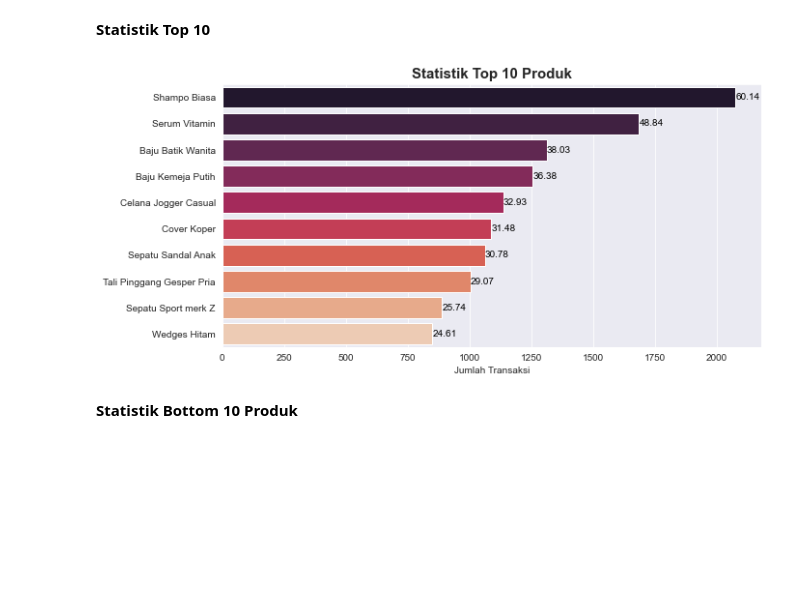
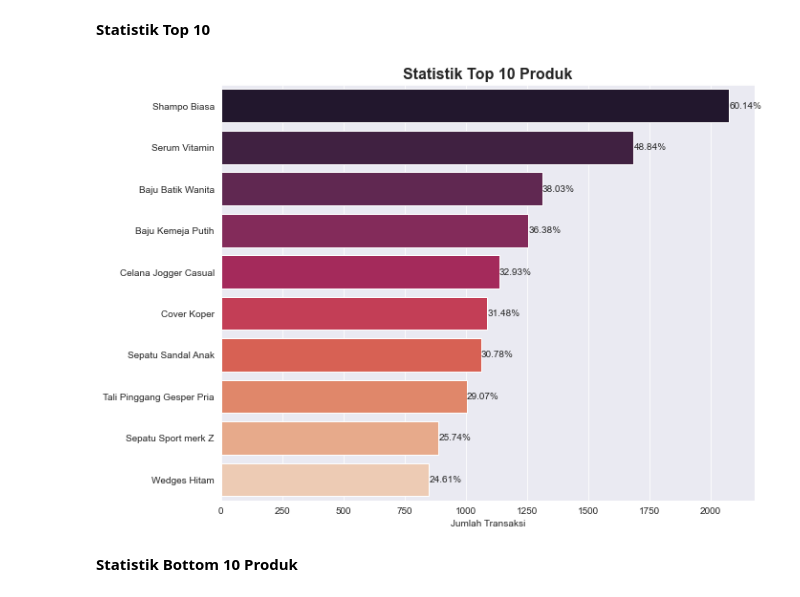
Before and after one commit to ferids55/Market-Basket-Analysis, a Jupyter notebook: Market Basket Analysis.ipynb, the cells around one changed output. Drawn from its saved outputs; the diff is of its cells as text; code cells hidden in the pictures; blank space fills up the shorter version.

```diff
--- a/Market Basket Analysis.ipynb
+++ b/Market Basket Analysis.ipynb
@@ -84,17 +84,17 @@ array(['Kaos', 'Shampo Biasa', 'Sepatu Sport merk Z', 'Serum Vitamin',
 **Statistik Top 10**
 # %%
 top_10 = fashion['Nama Barang'].value_counts()[:10]
-plt.figure(figsize=(10,5))
+plt.figure(figsize=(10,8))
 ax1 = sns.barplot(x=top_10, y=top_10.index, palette='rocket')
 for p1 in ax1.patches:
-    ax1.annotate('{:.2f}'.format(p1.get_width()/fashion['Kode Transaksi'].nunique()*100),
+    ax1.annotate('{:.2f}%'.format(p1.get_width()/fashion['Kode Transaksi'].nunique()*100),
                  xy=(p1.get_width()+0.5, p1.get_y()+0.4),
-                 ha='left', va='center', color= 'black')
-ax1.set_title('Statistik Top 10 Produk', fontweight='bold', fontsize=15)
+                 ha='left', va='center')
+ax1.set_title('Statistik Top 10 Produk', fontweight='bold', fontsize=16)
 ax1.set_xlabel('Jumlah Transaksi')
 plt.show()
 # %% [output]
-[figure, old version]
+[figure, new version]
 # %% [markdown]
 **Statistik Bottom 10 Produk**
 # %%
```
Also changed, not shown: parts of 1 cell of this notebook, 2 other files.
